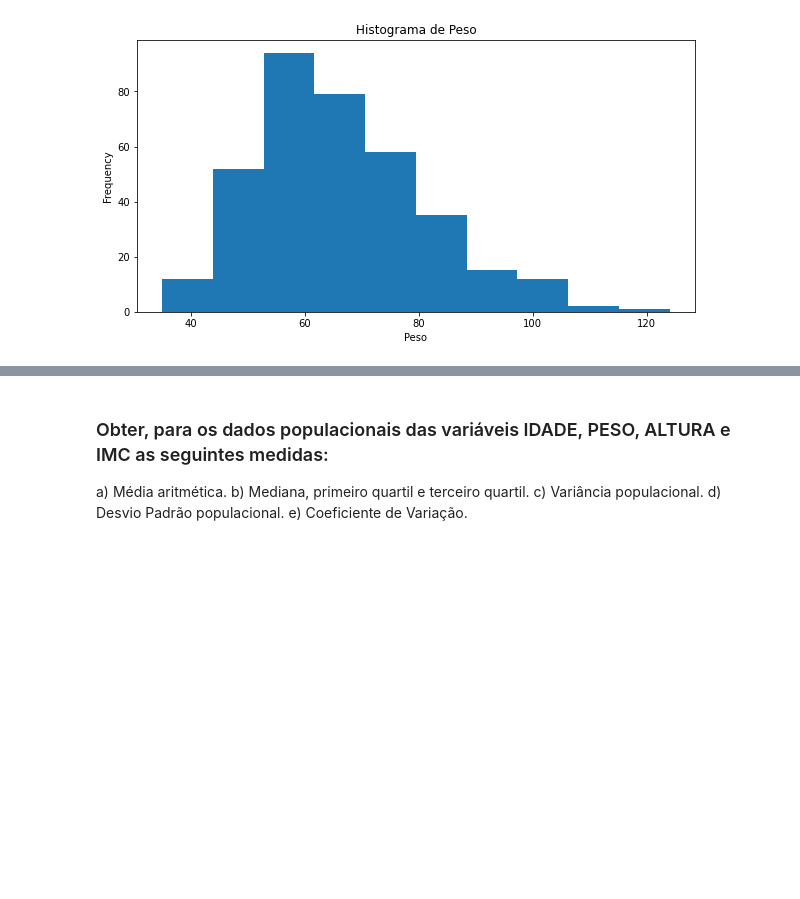
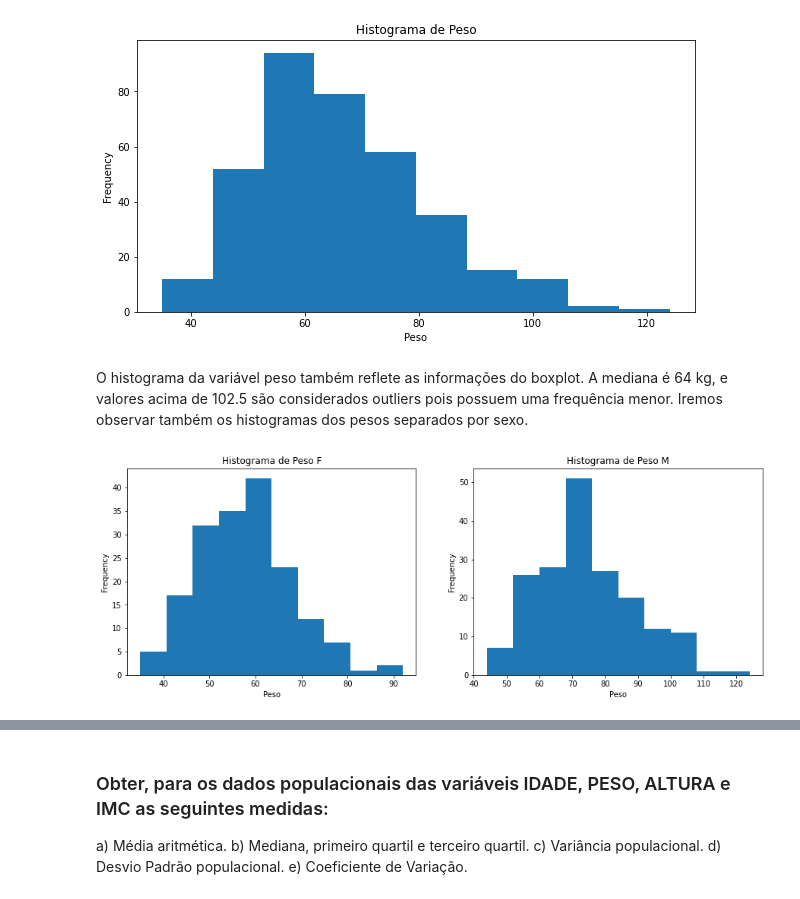
Before and after one commit to danielesantiago/Probabilidade-e-Estatistica, a Jupyter notebook: Atividade 2.ipynb, the cells around one changed output, grey strips where cells are left out. Drawn from its saved outputs; the diff is of its cells as text; code cells hidden in the pictures; blank space fills up the shorter version.

```diff
--- a/Atividade 2.ipynb
+++ b/Atividade 2.ipynb
@@ -239,3 +283,15 @@ ax.set_title("Histograma de Peso")
 df.peso.plot(kind = 'hist', ax = ax, bins = 10);
 # %% [output]
 [figure]
+# %% [markdown]
+O histograma da variável peso também reflete as informações do boxplot. A mediana é 64 kg, e valores acima de 102.5 são considerados outliers pois possuem uma frequência menor. Iremos observar também os histogramas dos pesos separados por sexo.
+# %%
+fig, (ax1, ax2) = plt.subplots(1, 2, figsize=(15,5))
+ax1.set_xlabel("Peso")
+ax2.set_xlabel("Peso")
+ax1.set_title("Histograma de Peso F")
+ax2.set_title("Histograma de Peso M")
+df.peso.loc[df.sexo == 'F'].plot(kind = 'hist', ax = ax1, bins = 10);
+df.peso.loc[df.sexo == 'M'].plot(kind = 'hist', ax = ax2, bins = 10);
+# %% [output]
+[figure, added]
```
Also changed, not shown: parts of 19 cells of this notebook.
